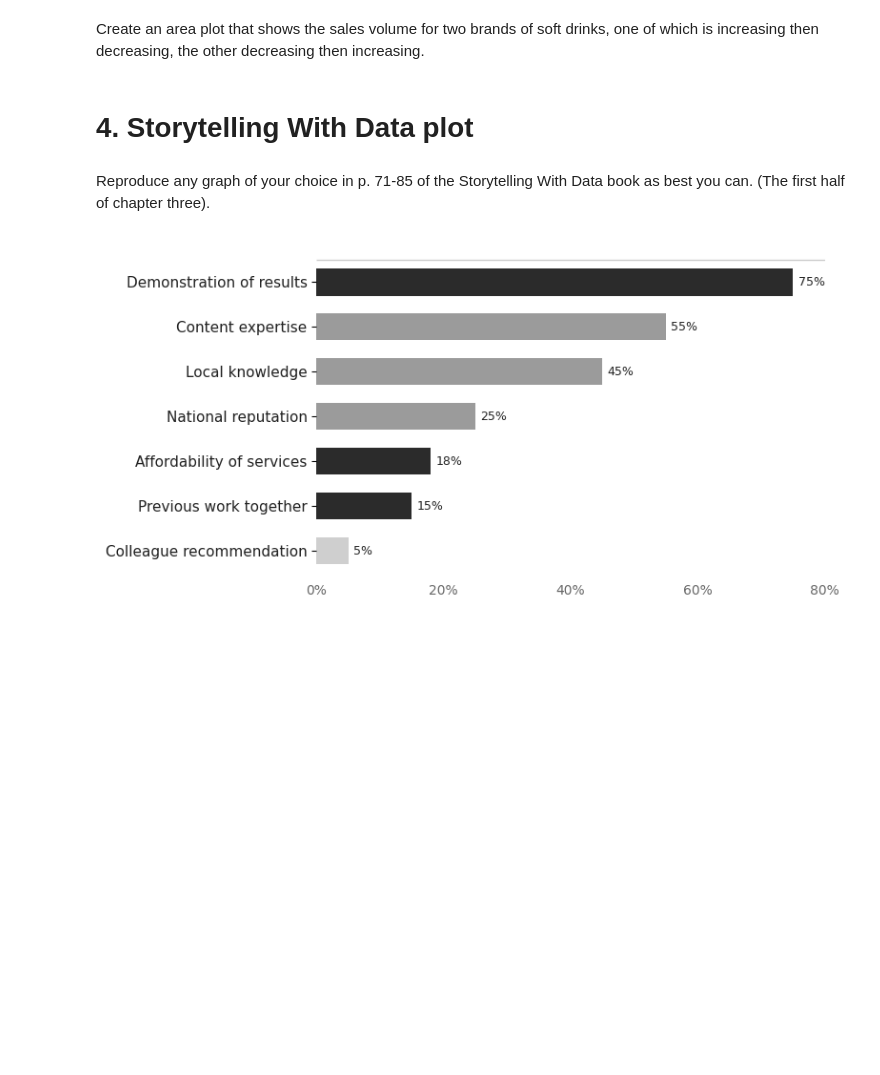
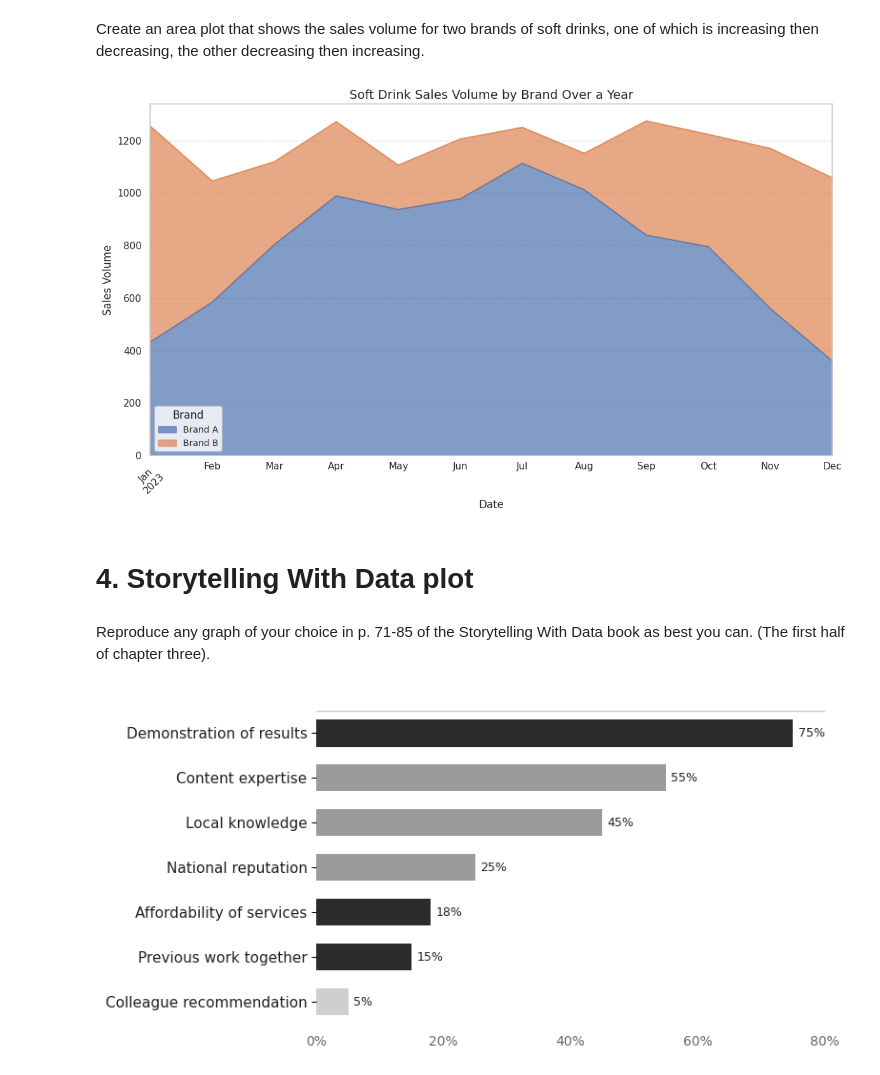
Before and after one commit to salil82/Module-B-semester-2, a Jupyter notebook: OMDS-ModB2-Week5-Deshpande-Salil.ipynb, the cells around one changed output. Cells and saved outputs as stored; diff of their text form; code cells hidden in the pictures; blank space fills up the shorter version.

```diff
--- a/OMDS-ModB2-Week5-Deshpande-Salil.ipynb
+++ b/OMDS-ModB2-Week5-Deshpande-Salil.ipynb
@@ -254,5 +437,60 @@ Create a line plot that shows a sales volume of soft drinks that decreases, then
 # %% [markdown]
 Create an area plot that shows the sales volume for two brands of soft drinks, one of which is increasing then decreasing, the other decreasing then increasing.
+# %%
+import numpy as np
+import pandas as pd
+import matplotlib.pyplot as plt
+import seaborn as sns
+
+# 1. Set a random seed for reproducibility
+np.random.seed(42)
+
+# 2. Create a date range for one year (e.g., 12 months)
+num_months = 12
+dates = pd.date_range(start='2023-01-01', periods=num_months, freq='MS')
+
+# 3. Generate two series of sales data
+base_sales = 1000
+noise_scale = 75
+
+# Series 1: Increasing then decreasing (inverted U-shape)
+# Use a negative quadratic term for inverted U-shape
+x_values = np.arange(num_months)
+inverted_u_shape_component = -20 * (x_values - (num_months - 1) / 2)**2 + 1000
+series1_noise = np.random.normal(loc=0, scale=noise_scale, size=num_months)
+series1 = inverted_u_shape_component + series1_noise
+series1 = np.maximum(series1, 100) # Ensure sales stay positive
+
+# Series 2: Decreasing then increasing (U-shape)
+# Use a positive quadratic term for U-shape
+u_shape_component = 20 * (x_values - (num_months - 1) / 2)**2 + 200
+series2_noise = np.random.normal(loc=0, scale=noise_scale, size=num_months)
+series2 = u_shape_component + series2_noise
+series2 = np.maximum(series2, 100) # Ensure sales stay positive
+
+# 4. Combine into a pandas DataFrame
+df_area = pd.DataFrame({
+    'Brand A': series1,
+    'Brand B': series2
+}, index=dates)
+
+# 5. Create an area plot
+plt.figure(figsize=(12, 7))
+df_area.plot.area(ax=plt.gca(), stacked=True, alpha=0.7)
+
+# 6. Add appropriate labels and a title
+plt.xlabel('Date', fontsize=12)
+plt.ylabel('Sales Volume', fontsize=12)
+plt.title('Soft Drink Sales Volume by Brand Over a Year', fontsize=14)
+plt.legend(title='Brand', fontsize=10, title_fontsize='12')
+plt.grid(True, linestyle='--', alpha=0.7)
+plt.xticks(rotation=45)
+plt.tight_layout()
+
+# 7. Display the plot
+plt.show()
+# %% [output]
+[figure, added]
 # %% [markdown]
 # 4. Storytelling With Data plot
 # %% [markdown]
```
Also changed, not shown: parts of 5 cells of this notebook.
